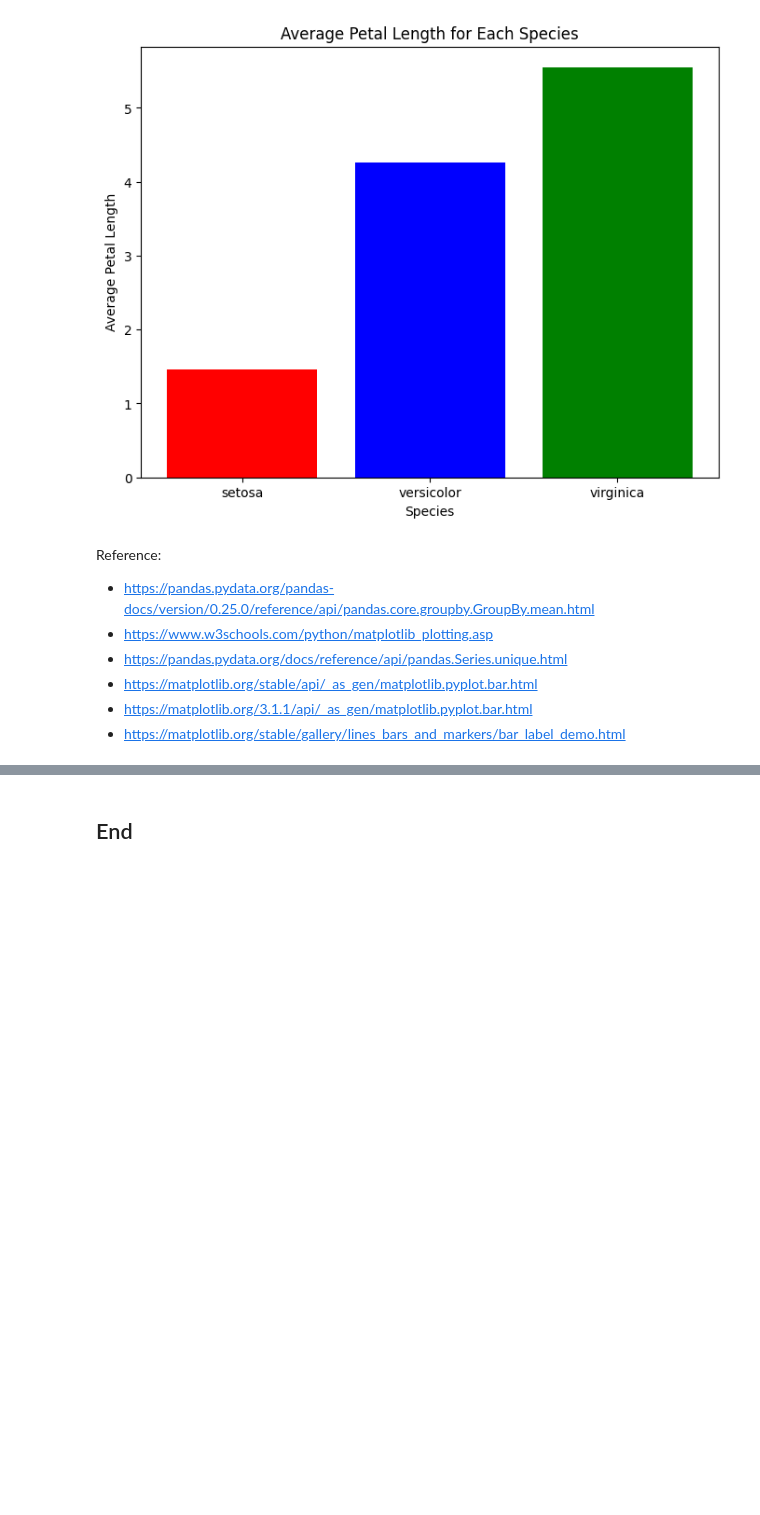
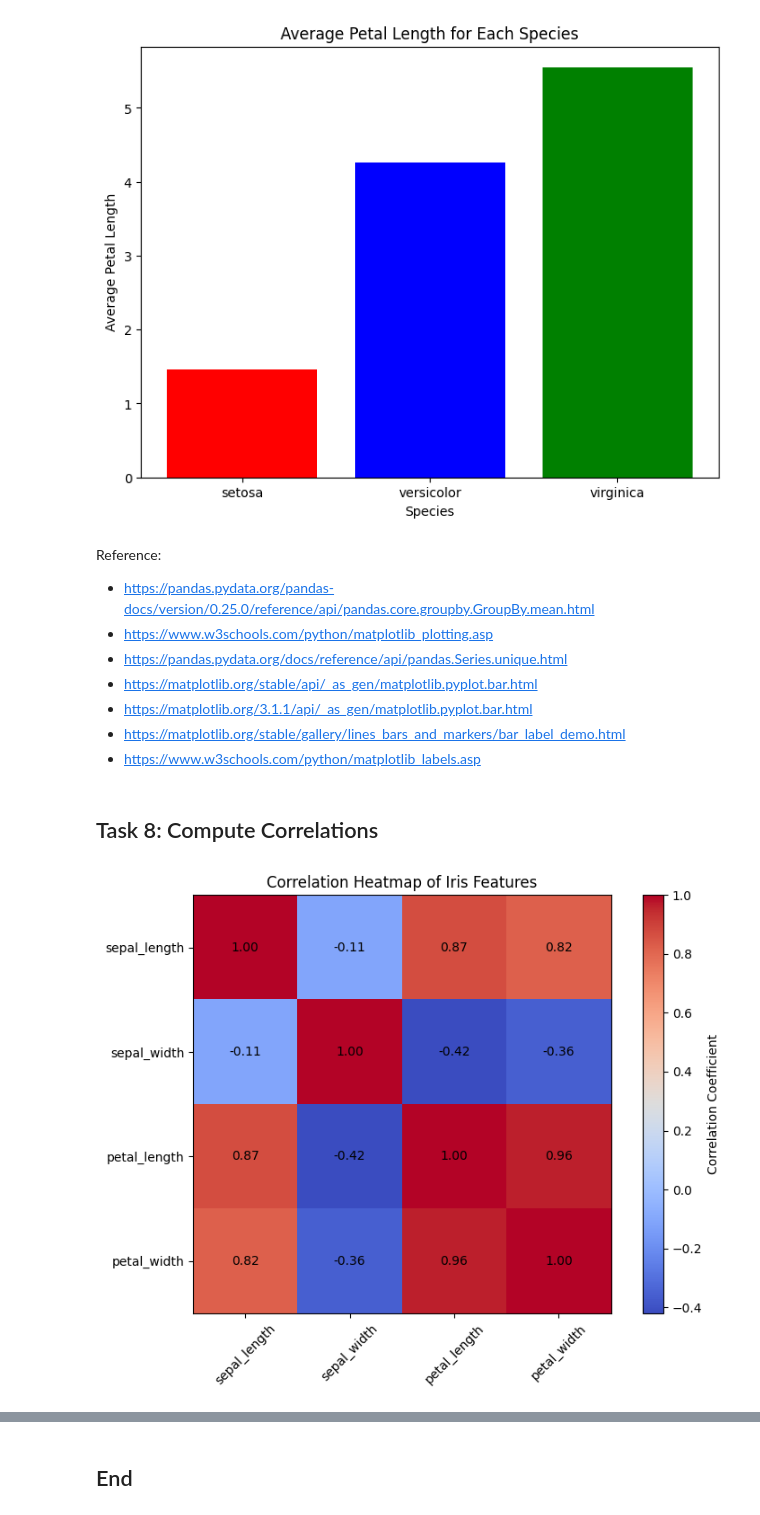
Before and after one commit to tihana-gray/principles_of_data_analytics, a Jupyter notebook: tasks.ipynb, the cells around one changed output, grey strips where cells are left out. Cells and saved outputs as stored; diff of their text form; code cells hidden in the pictures; blank space fills up the shorter version.

Commit message:
task8

```diff
--- a/tasks.ipynb
+++ b/tasks.ipynb
@@ -242,3 +244,36 @@ Reference:
 - https://matplotlib.org/stable/api/_as_gen/matplotlib.pyplot.bar.html
 - https://matplotlib.org/3.1.1/api/_as_gen/matplotlib.pyplot.bar.html
 - https://matplotlib.org/stable/gallery/lines_bars_and_markers/bar_label_demo.html
+- https://www.w3schools.com/python/matplotlib_labels.asp
+# %% [markdown]
+## Task 8: Compute Correlations
+# %%
+import numpy as np
+import pandas as pd
+import matplotlib.pyplot as plt
+
+# Compute the correlation matrix (numeric features only)
+correlation_matrix = df.select_dtypes(include='number').corr()
+
+# Plot the heatmap using matplotlib
+plt.figure(figsize=(8, 6))
+plt.imshow(correlation_matrix, cmap='coolwarm', interpolation='nearest')
+plt.colorbar(label='Correlation Coefficient')
+
+# Set ticks and labels
+tick_marks = np.arange(len(correlation_matrix.columns))
+plt.xticks(tick_marks, correlation_matrix.columns, rotation=45)
+plt.yticks(tick_marks, correlation_matrix.columns)
+
+# Add text annotations (correlation values)
+for i in range(len(correlation_matrix.columns)):
+    for j in range(len(correlation_matrix.columns)):
+        value = correlation_matrix.iloc[i, j]
+        plt.text(j, i, f"{value:.2f}", ha='center', va='center', color='black')
+
+# Title and layout
+plt.title("Correlation Heatmap of Iris Features")
+plt.tight_layout()
+plt.show()
+# %% [output]
+[figure, added]
```
Also changed, not shown: parts of 3 cells of this notebook, 1 other file.
